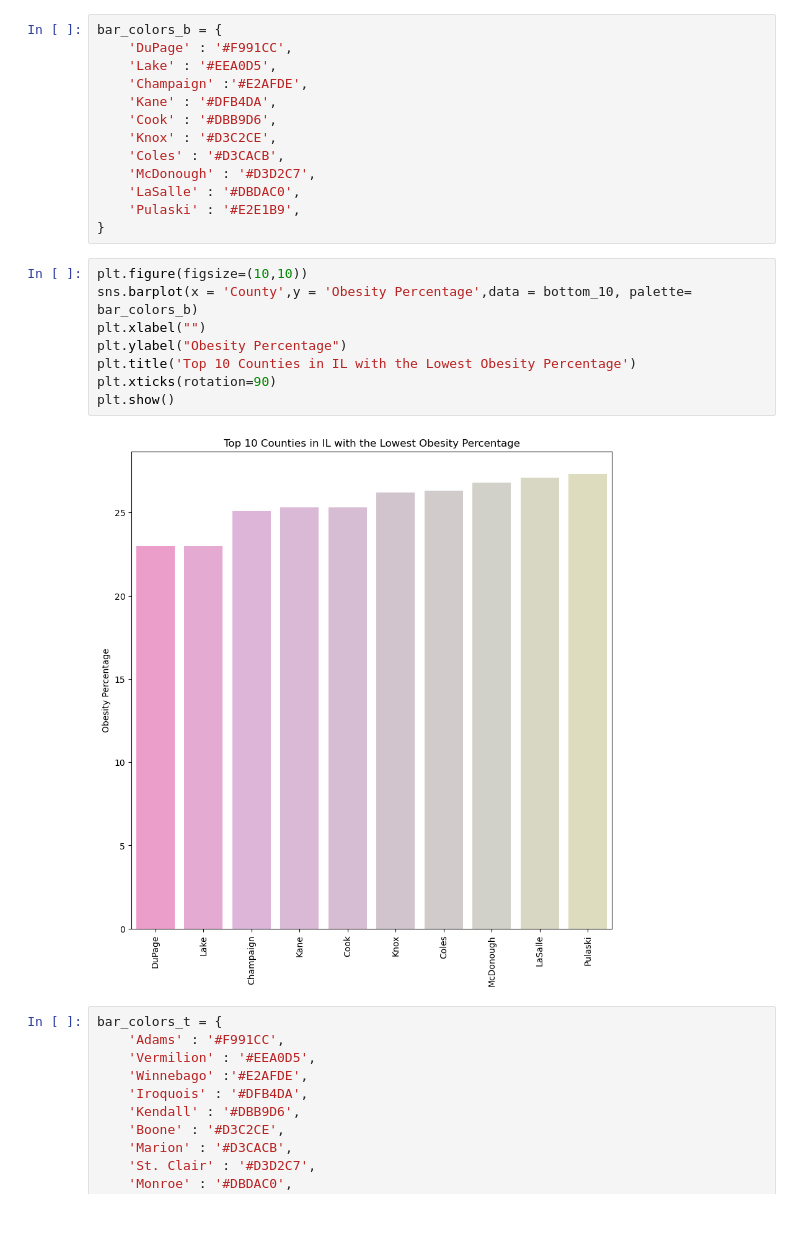
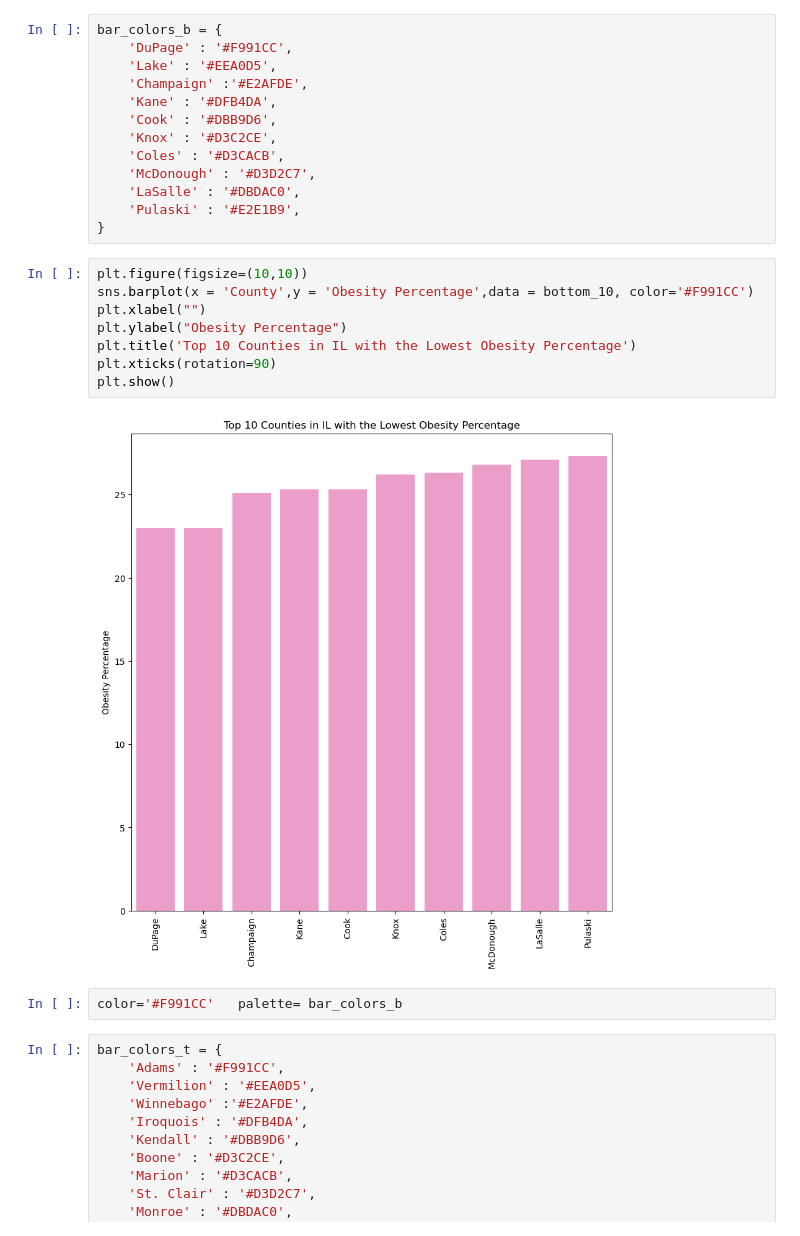
Before and after one commit to SullivanAV/district-data, a Jupyter notebook: capstone-map.ipynb, the cells around one changed output. Saved outputs shown, nothing was run; the diff lists cells and outputs as text.

```diff
--- a/capstone-map.ipynb
+++ b/capstone-map.ipynb
@@ -113,14 +123,16 @@ bar_colors_b = {
 }
 # %%
 plt.figure(figsize=(10,10))
-sns.barplot(x = 'County',y = 'Obesity Percentage',data = bottom_10, palette= bar_colors_b)
+sns.barplot(x = 'County',y = 'Obesity Percentage',data = bottom_10, color='#F991CC')
 plt.xlabel("")
 plt.ylabel("Obesity Percentage")
 plt.title('Top 10 Counties in IL with the Lowest Obesity Percentage')
 plt.xticks(rotation=90)
 plt.show()
 # %% [output]
-[figure, old version]
+[figure, new version]
+# %%
+color='#F991CC'   palette= bar_colors_b
 # %%
 bar_colors_t = {
     'Adams' : '#F991CC',
```
Also changed, not shown: parts of 9 cells of this notebook, 3 other files.
